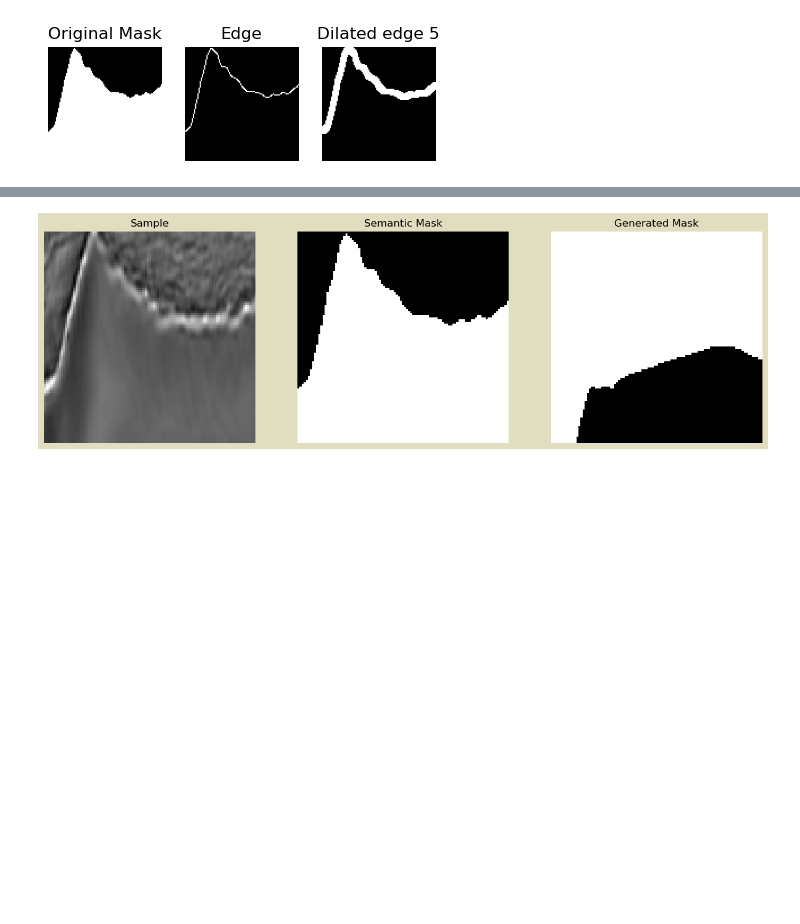
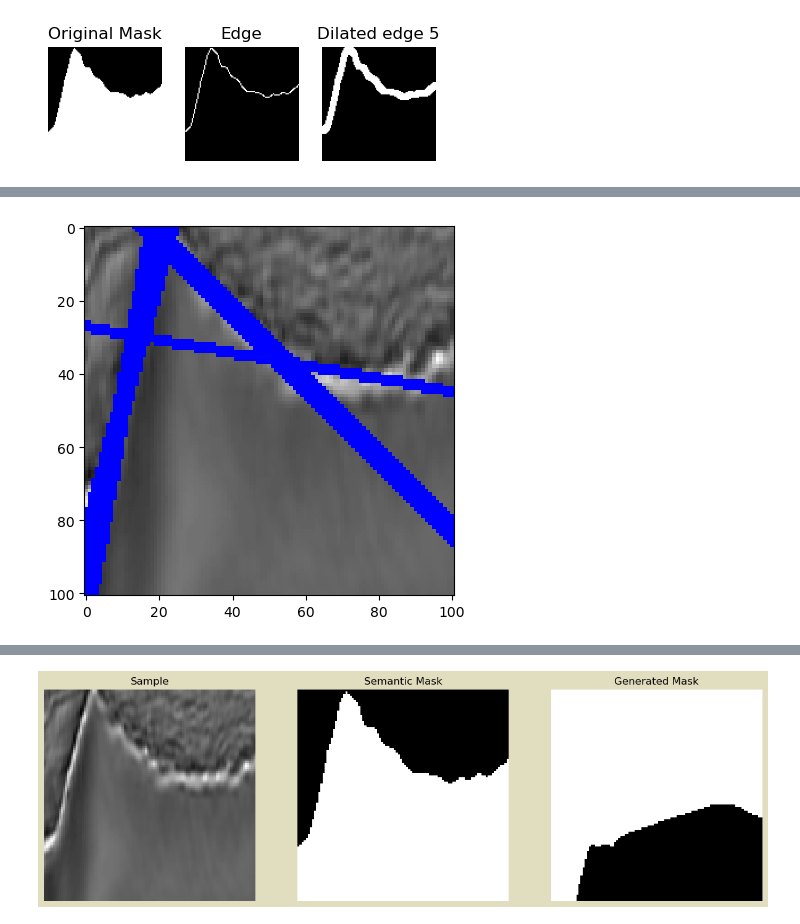
Before and after one commit to lucterres/textureSSD, a Jupyter notebook: msk morf ops.ipynb, the cells around one changed output, grey strips where cells are left out. Drawn from its saved outputs; the diff is of its cells as text; code cells hidden in the pictures; blank space fills up the shorter version.

Commit message:
lines

```diff
--- a/msk morf ops.ipynb
+++ b/msk morf ops.ipynb
@@ -72,0 +91,43 @@ plt.show()
+# %%
+sample_path="tgs_salt/1bd1c8c771.png"
+original = cv2.imread(sample_path)
+# %%
+original = cv2.imread(sample_path)
+edges = cv2.Canny(original,100,200)
+
+# This returns an array of r and theta values
+lines  = cv2.HoughLines(edges, 1, np.pi/36, 30)
+ # Probabilistic Line Transform
+linesP = cv2.HoughLinesP(edges, 1, np.pi / 180, 50, None, 50, 10)
+
+img  = original.copy()
+imgP = original.copy()
+
+# The below for loop runs till r and theta values
+# are in the range of the 2d array
+for r_theta in lines:
+	arr = np.array(r_theta[0], dtype=np.float64)
+	r, theta = arr
+	a = np.cos(theta)
+	b = np.sin(theta)
+	x0 = a*r
+	y0 = b*r
+	x1 = int(x0 + 1000*(-b))
+	y1 = int(y0 + 1000*(a))
+	x2 = int(x0 - 1000*(-b))
+	y2 = int(y0 - 1000*(a))
+	cv2.line(img, (x1, y1), (x2, y2), (0, 0, 255), 2)
+
+# Draw the lines
+if linesP is not None:
+	for i in range(0, len(linesP)):
+		l = linesP[i][0]
+		cv2.line(imgP, (l[0], l[1]), (l[2], l[3]), (0,0,255), 3, cv2.LINE_AA)
+
+# All the changes made in the input image are finally
+# written on a new image houghlines.jpg
+#cv2.imwrite('masklinesDetected.jpg', img)
+plt.imshow(img)
+plt.show()
+# %% [output]
+[figure, added]
```
Also changed, not shown: parts of 4 cells of this notebook, 4 other files.
